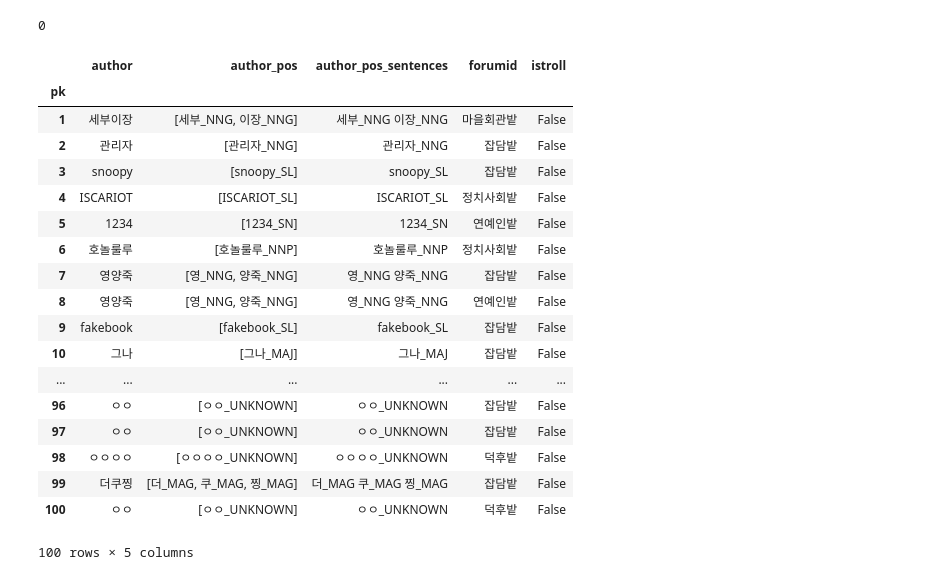
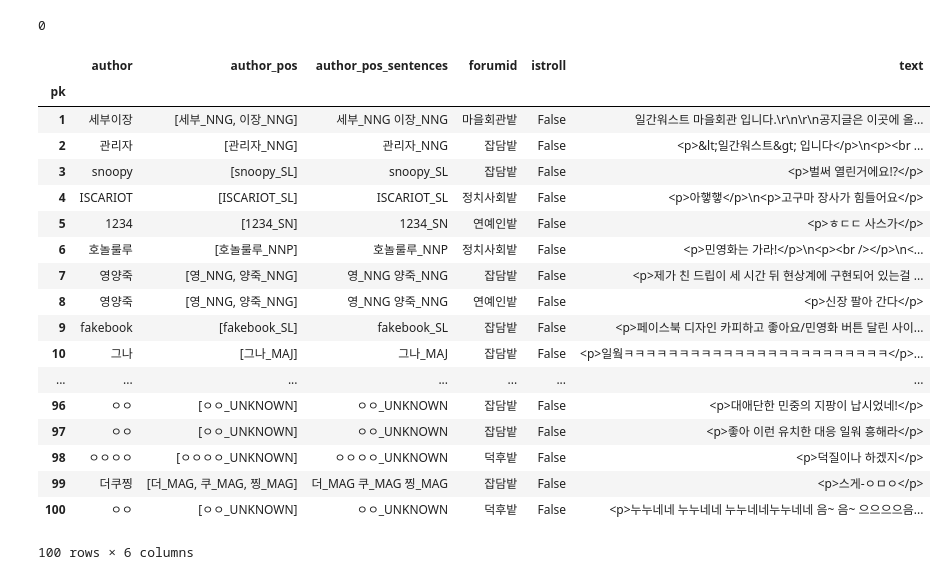
Before and after one commit to MacLunch/MacLunch, a Jupyter notebook: Untitled.ipynb, the cells around one changed output. Drawn from its saved outputs; the diff is of its cells as text; code cells hidden in the pictures.

```diff
--- a/Untitled.ipynb
+++ b/Untitled.ipynb
@@ -21,49 +21,50 @@ for json_file_name in file_list:
 # %%
 from konlpy.tag import Mecab
 
 mecab = Mecab()
 
 labeled_train = []
 
 for cnt, article in enumerate(json_train):
     if cnt % 10000 == 0:
         print(cnt)
     author_pos = ["%s_%s" % (word, pos) for word, pos in mecab.pos(article["author"])]
 
     labeled_train.append({
             "istroll": article["is_troll"],
             "author": article["author"],
             "author_pos": author_pos,
             "author_pos_sentences" : " ".join(author_pos),
+            "text": article["text"],
             "forumid": article["forumid"],
             "pk": article["pk"]
         })
 
 labeled_train = pd.DataFrame.from_dict(labeled_train)
 labeled_train = labeled_train.set_index('pk')
 
 labeled_train
 # %% [output]
 0
-|  | author | author_pos | author_pos_sentences | forumid | istroll |
-| pk |  |  |  |  |  |
-| 1 | 세부이장 | [세부_NNG, 이장_NNG] | 세부_NNG 이장_NNG | 마을회관밭 | False |
-| 2 | 관리자 | [관리자_NNG] | 관리자_NNG | 잡담밭 | False |
-| 3 | snoopy | [snoopy_SL] | snoopy_SL | 잡담밭 | False |
-| 4 | ISCARIOT | [ISCARIOT_SL] | ISCARIOT_SL | 정치사회밭 | False |
-| 5 | 1234 | [1234_SN] | 1234_SN | 연예인밭 | False |
-| 6 | 호놀룰루 | [호놀룰루_NNP] | 호놀룰루_NNP | 정치사회밭 | False |
-| 7 | 영양죽 | [영_NNG, 양죽_NNG] | 영_NNG 양죽_NNG | 잡담밭 | False |
-| 8 | 영양죽 | [영_NNG, 양죽_NNG] | 영_NNG 양죽_NNG | 연예인밭 | False |
-| 9 | fakebook | [fakebook_SL] | fakebook_SL | 잡담밭 | False |
-| 10 | 그나 | [그나_MAJ] | 그나_MAJ | 잡담밭 | False |
-| ... | ... | ... | ... | ... | ... |
-| 96 | ㅇㅇ | [ㅇㅇ_UNKNOWN] | ㅇㅇ_UNKNOWN | 잡담밭 | False |
-| 97 | ㅇㅇ | [ㅇㅇ_UNKNOWN] | ㅇㅇ_UNKNOWN | 잡담밭 | False |
-| 98 | ㅇㅇㅇㅇ | [ㅇㅇㅇㅇ_UNKNOWN] | ㅇㅇㅇㅇ_UNKNOWN | 덕후밭 | False |
-| 99 | 더쿠찡 | [더_MAG, 쿠_MAG, 찡_MAG] | 더_MAG 쿠_MAG 찡_MAG | 잡담밭 | False |
-| 100 | ㅇㅇ | [ㅇㅇ_UNKNOWN] | ㅇㅇ_UNKNOWN | 덕후밭 | False |
+|  | author | author_pos | author_pos_sentences | forumid | istroll | text |
+| pk |  |  |  |  |  |  |
+| 1 | 세부이장 | [세부_NNG, 이장_NNG] | 세부_NNG 이장_NNG | 마을회관밭 | False | 일간워스트 마을회관 입니다.\r\n\r\n공지글은 이곳에 올... |
+| 2 | 관리자 | [관리자_NNG] | 관리자_NNG | 잡담밭 | False | <p>&lt;일간워스트&gt; 입니다</p>\n<p><br ... |
+| 3 | snoopy | [snoopy_SL] | snoopy_SL | 잡담밭 | False | <p>벌써 열린거에요!?</p> |
+| 4 | ISCARIOT | [ISCARIOT_SL] | ISCARIOT_SL | 정치사회밭 | False | <p>아햏햏</p>\n<p>고구마 장사가 힘들어요</p> |
+| 5 | 1234 | [1234_SN] | 1234_SN | 연예인밭 | False | <p>ㅎㄷㄷ 사스가</p> |
+| 6 | 호놀룰루 | [호놀룰루_NNP] | 호놀룰루_NNP | 정치사회밭 | False | <p>민영화는 가라!</p>\n<p><br /></p>\n<... |
+| 7 | 영양죽 | [영_NNG, 양죽_NNG] | 영_NNG 양죽_NNG | 잡담밭 | False | <p>제가 친 드립이 세 시간 뒤 현상계에 구현되어 있는걸 ... |
+| 8 | 영양죽 | [영_NNG, 양죽_NNG] | 영_NNG 양죽_NNG | 연예인밭 | False | <p>신장 팔아 간다</p> |
+| 9 | fakebook | [fakebook_SL] | fakebook_SL | 잡담밭 | False | <p>페이스북 디자인 카피하고 좋아요/민영화 버튼 달린 사이... |
+| 10 | 그나 | [그나_MAJ] | 그나_MAJ | 잡담밭 | False | <p>일웤ㅋㅋㅋㅋㅋㅋㅋㅋㅋㅋㅋㅋㅋㅋㅋㅋㅋㅋㅋㅋㅋㅋㅋㅋ</p>... |
+| ... | ... | ... | ... | ... | ... | ... |
+| 96 | ㅇㅇ | [ㅇㅇ_UNKNOWN] | ㅇㅇ_UNKNOWN | 잡담밭 | False | <p>대애단한 민중의 지팡이 납시었네!</p> |
+| 97 | ㅇㅇ | [ㅇㅇ_UNKNOWN] | ㅇㅇ_UNKNOWN | 잡담밭 | False | <p>좋아 이런 유치한 대응 일워 흥해라</p> |
+| 98 | ㅇㅇㅇㅇ | [ㅇㅇㅇㅇ_UNKNOWN] | ㅇㅇㅇㅇ_UNKNOWN | 덕후밭 | False | <p>덕질이나 하겠지</p> |
+| 99 | 더쿠찡 | [더_MAG, 쿠_MAG, 찡_MAG] | 더_MAG 쿠_MAG 찡_MAG | 잡담밭 | False | <p>스게-ㅇㅁㅇ</p> |
+| 100 | ㅇㅇ | [ㅇㅇ_UNKNOWN] | ㅇㅇ_UNKNOWN | 덕후밭 | False | <p>누누네네 누누네네 누누네네누누네네 음~ 음~ 으으으으음... |
-100 rows × 5 columns
+100 rows × 6 columns
 # %%
 import sys
 sys.path.append('class/')
```
Also changed, not shown: parts of 4 cells of this notebook, 1 other file.
